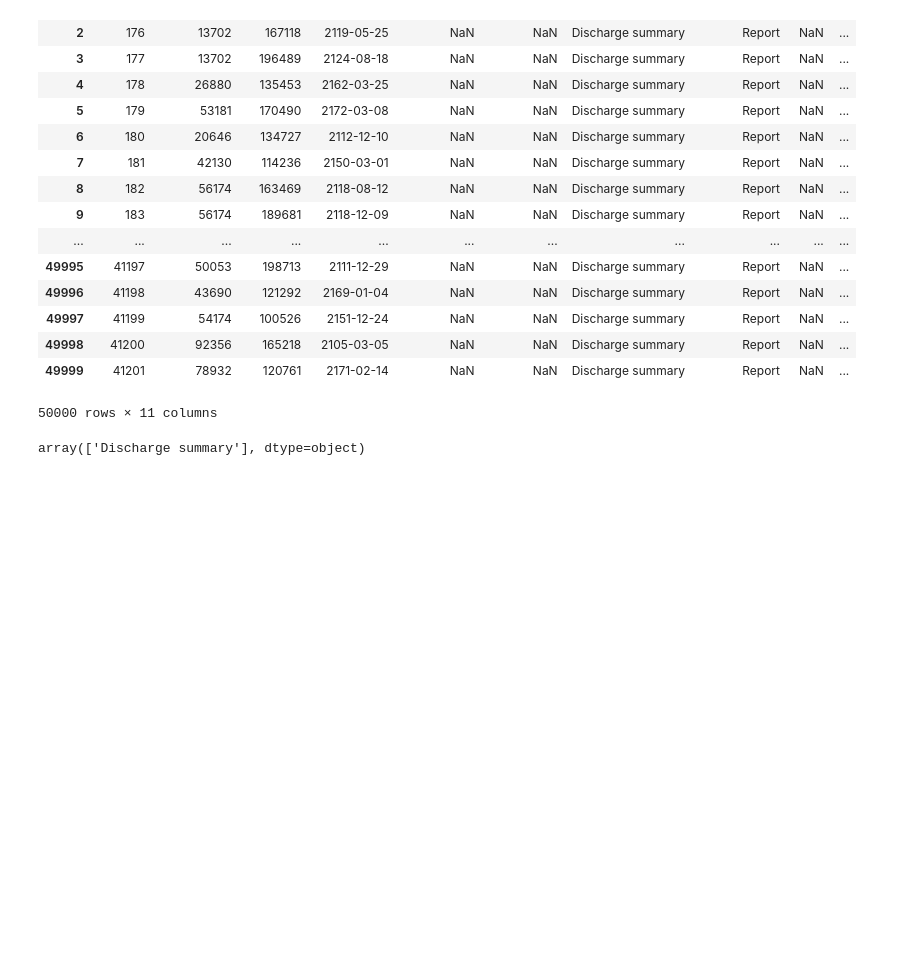
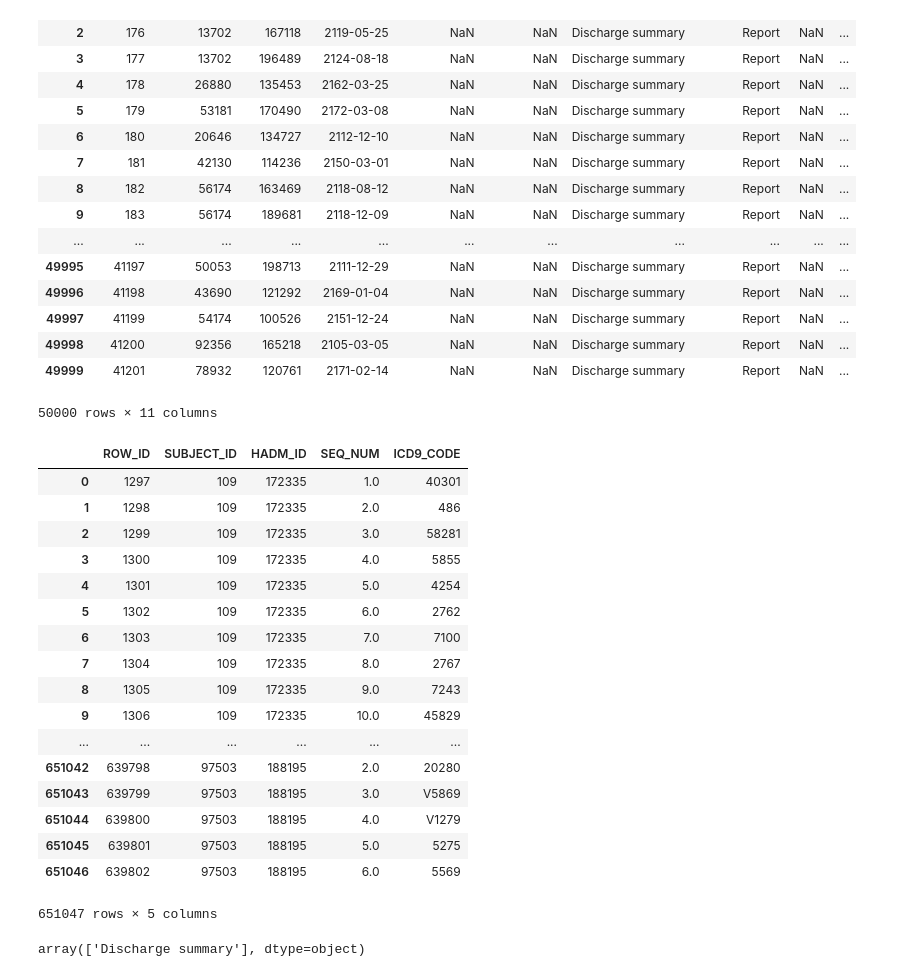
Before and after one commit to letslego/W266-ProjectMIMIC, a Jupyter notebook: notes_exploration/Exploration.ipynb, the cells around one changed output. Saved outputs shown, nothing was run; the diff lists cells and outputs as text; code cells hidden in the pictures; blank space fills up the shorter version.

Commit message:
update notes

```diff
--- a/notes_exploration/Exploration.ipynb
+++ b/notes_exploration/Exploration.ipynb
@@ -15,7 +19,7 @@ matplotlib.style.use('ggplot')
 # Loading the original datasets
 tot_nrows = 91691299
 notes = pd.read_csv('../data/NOTEEVENTS.csv', nrows =  50000)
-notes = pd.read_csv('../data/NOTEEVENTS.csv', nrows =  50000)
+diagnoses = pd.read_csv('../data/DIAGNOSES_ICD.csv')
 # %%
 notes
 # %% [output]
@@ -37,6 +41,27 @@ notes
 | 49998 | 41200 | 92356 | 165218 | 2105-03-05 | NaN | NaN | Discharge summary | Report | NaN | ... |
 | 49999 | 41201 | 78932 | 120761 | 2171-02-14 | NaN | NaN | Discharge summary | Report | NaN | ... |
 50000 rows × 11 columns
+# %%
+diagnoses
+# %% [output]
+|  | ROW_ID | SUBJECT_ID | HADM_ID | SEQ_NUM | ICD9_CODE |
+| 0 | 1297 | 109 | 172335 | 1.0 | 40301 |
+| 1 | 1298 | 109 | 172335 | 2.0 | 486 |
+| 2 | 1299 | 109 | 172335 | 3.0 | 58281 |
+| 3 | 1300 | 109 | 172335 | 4.0 | 5855 |
+| 4 | 1301 | 109 | 172335 | 5.0 | 4254 |
+| 5 | 1302 | 109 | 172335 | 6.0 | 2762 |
+| 6 | 1303 | 109 | 172335 | 7.0 | 7100 |
+| 7 | 1304 | 109 | 172335 | 8.0 | 2767 |
+| 8 | 1305 | 109 | 172335 | 9.0 | 7243 |
+| 9 | 1306 | 109 | 172335 | 10.0 | 45829 |
+| ... | ... | ... | ... | ... | ... |
+| 651042 | 639798 | 97503 | 188195 | 2.0 | 20280 |
+| 651043 | 639799 | 97503 | 188195 | 3.0 | V5869 |
+| 651044 | 639800 | 97503 | 188195 | 4.0 | V1279 |
+| 651045 | 639801 | 97503 | 188195 | 5.0 | 5275 |
+| 651046 | 639802 | 97503 | 188195 | 6.0 | 5569 |
+651047 rows × 5 columns
 # %%
 np.unique(notes.CATEGORY)
 # %% [output]
```
Also changed, not shown: parts of 10 cells of this notebook.
